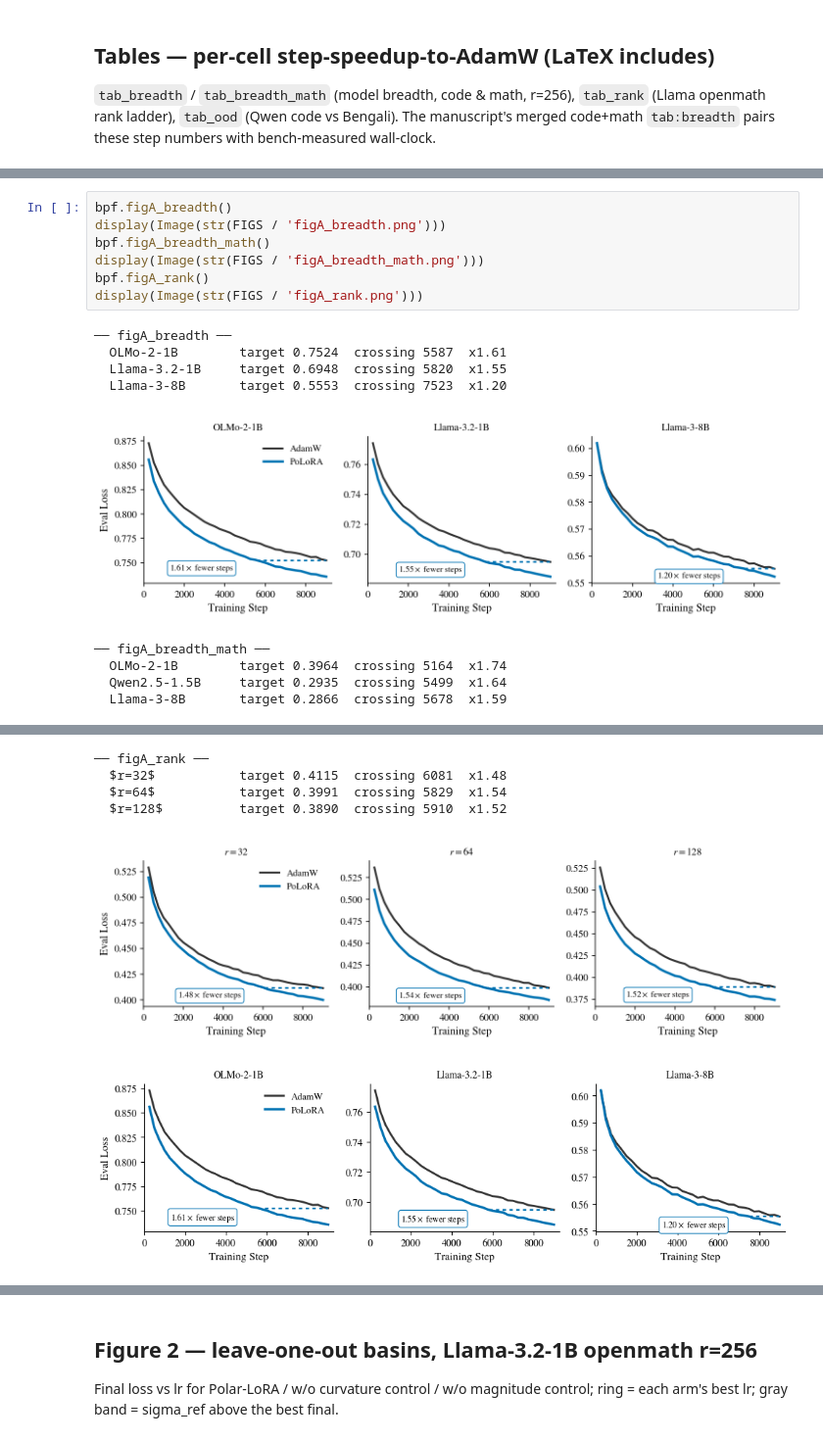
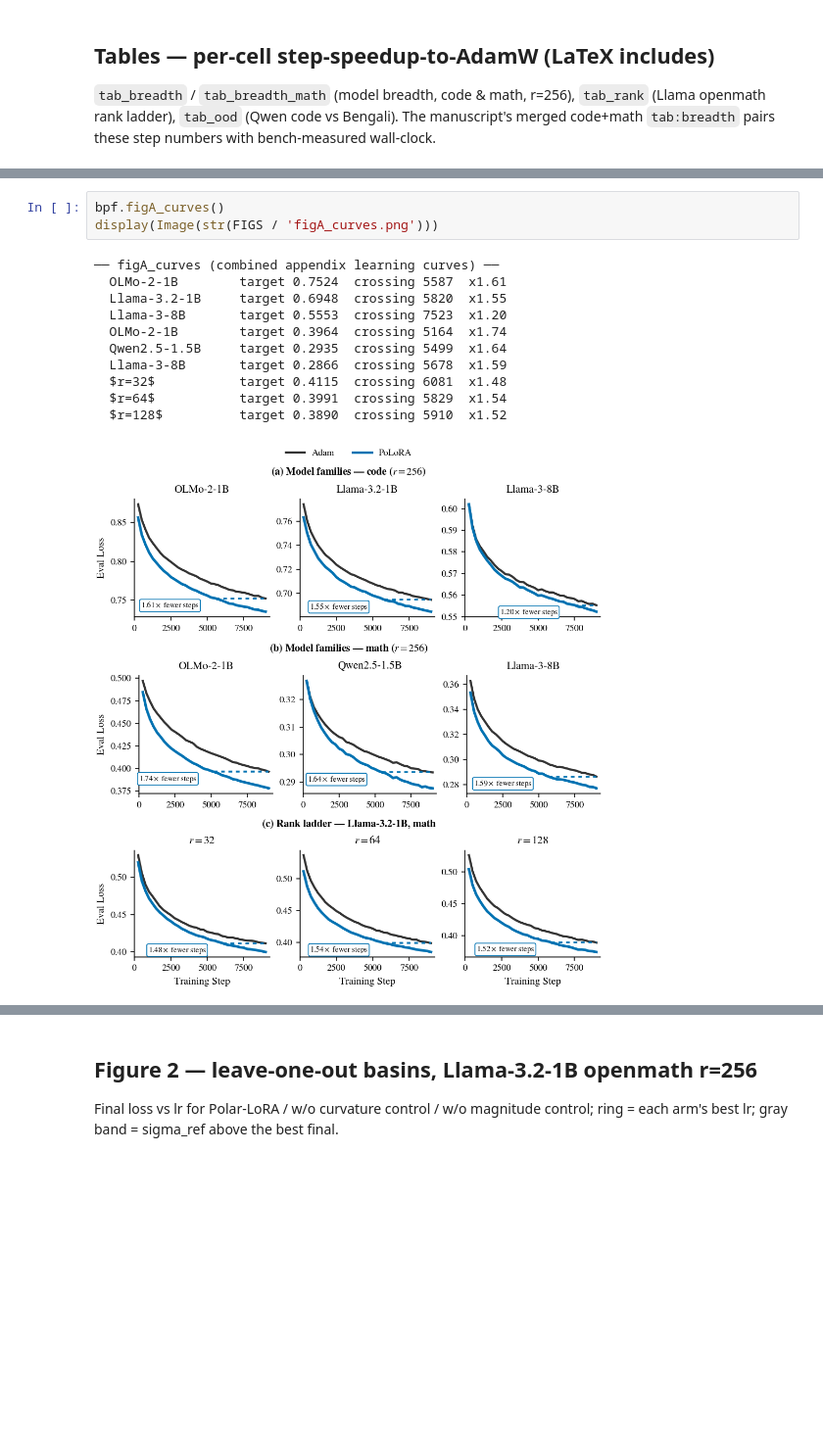
Before and after one commit to nikhilgsh/lora-optimizers, a Jupyter notebook: paper/paper_figs.ipynb, the cells around one changed output, grey strips where cells are left out. Shown at 98% size. Cells and saved outputs as stored; diff of their text form; blank space fills up the shorter version.

```diff
--- a/paper/paper_figs.ipynb
+++ b/paper/paper_figs.ipynb
@@ -67,17 +69,15 @@ One panel per cell, AdamW vs Polar-LoRA at each one's best lr; crossing fraction
 # %%
-bpf.figA_breadth()
-display(Image(str(FIGS / 'figA_breadth.png')))
-bpf.figA_breadth_math()
-display(Image(str(FIGS / 'figA_breadth_math.png')))
-bpf.figA_rank()
-display(Image(str(FIGS / 'figA_rank.png')))
+bpf.figA_curves()
+display(Image(str(FIGS / 'figA_curves.png')))
 # %% [output]
-── figA_breadth ──
+── figA_curves (combined appendix learning curves) ──
   OLMo-2-1B        target 0.7524  crossing 5587  x1.61
   Llama-3.2-1B     target 0.6948  crossing 5820  x1.55
   Llama-3-8B       target 0.5553  crossing 7523  x1.20
+  OLMo-2-1B        target 0.3964  crossing 5164  x1.74
+  Qwen2.5-1.5B     target 0.2935  crossing 5499  x1.64
+  Llama-3-8B       target 0.2866  crossing 5678  x1.59
+  $r=32$           target 0.4115  crossing 6081  x1.48
+  $r=64$           target 0.3991  crossing 5829  x1.54
+  $r=128$          target 0.3890  crossing 5910  x1.52
-[figure, old version]
+[figure, new version]
-── figA_breadth_math ──
-  OLMo-2-1B        target 0.3964  crossing 5164  x1.74
-  Qwen2.5-1.5B     target 0.2935  crossing 5499  x1.64
-  Llama-3-8B       target 0.2866  crossing 5678  x1.59
@@ -85,6 +84,0 @@ display(Image(str(FIGS / 'figA_rank.png')))
-── figA_rank ──
-  $r=32$           target 0.4115  crossing 6081  x1.48
-  $r=64$           target 0.3991  crossing 5829  x1.54
-  $r=128$          target 0.3890  crossing 5910  x1.52
-[figure, removed]
-[figure, removed]
```
Also changed, not shown: parts of 14 cells of this notebook, 2 other files.
